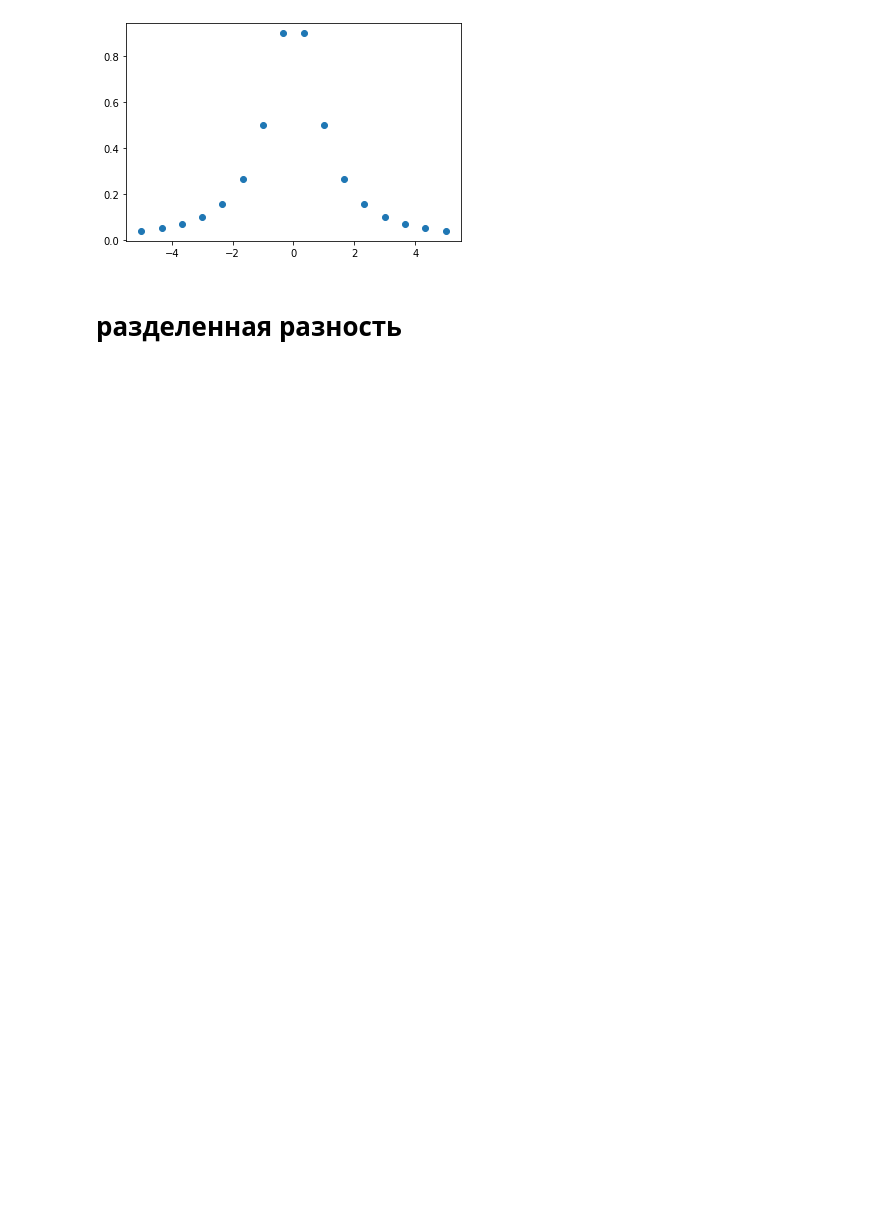
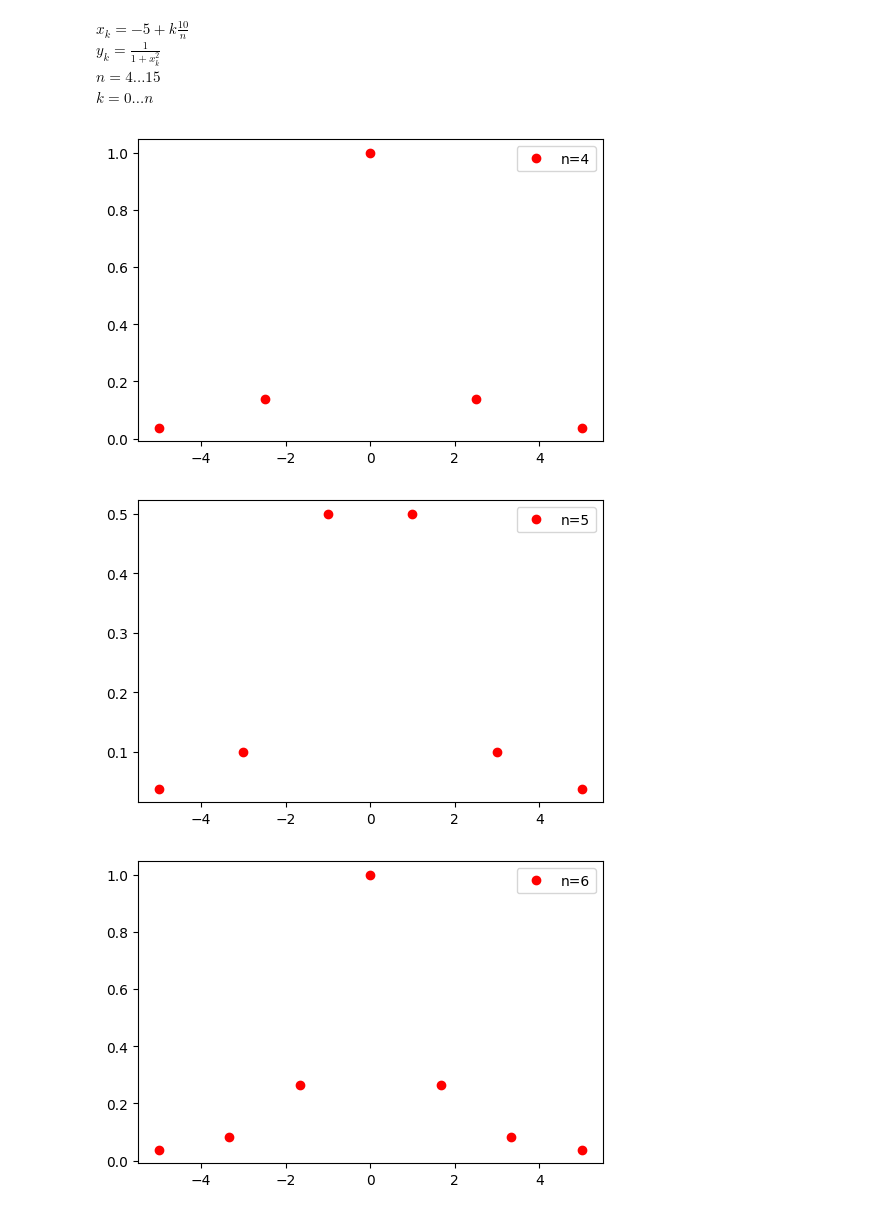
Before and after one commit to dckokis/OVF, a Jupyter notebook: task5/task5.ipynb, the cells around one changed output. Cells and saved outputs as stored; diff of their text form; code cells hidden in the pictures; blank space fills up the shorter version.

```diff
--- a/task5/task5.ipynb
+++ b/task5/task5.ipynb
@@ -1,14 +1,5 @@
 # %%
 import numpy as np
 import matplotlib.pyplot as plt
+
+plt.rcParams['figure.dpi'] = 100
-# %%
-n = 15
-
-xk = np.array([-5 + k * (10 / n) for k in range(n + 1)])
-yk = np.array([1 / (1 + xk[i] ** 2) for i in range(xk.size)])
-plt.scatter(xk, yk)
-plt.show()
-# %% [output]
-[figure, removed]
-# %% [markdown]
-# разделенная разность
@@ -18,0 +6,21 @@ def P(x: np.array, n: int):
+# %% [markdown]
+$x_k=-5+k\frac{10}{n}$\
+$y_k=\frac{1}{1+x_k^2}$\
+$n=4...15$\
+$k=0...n$
+# %%
+def get_x_y(n):
+	k = np.arange(n + 1)
+	x_k = lambda k, n: -5 + k * (10 / n)
+	y_k = lambda k, n: 1 / (1 + x_k(k, n) ** 2)
+	return x_k(k, n), y_k(k, n)
+# %%
+for n in range(4, 16):
+	x, y = get_x_y(n)
+	plt.plot(x, y, 'or', label='n=' + str(n))
+	plt.legend(loc='best')
+	plt.show()
+# %% [output]
+[figure, added]
+[figure, added]
+[figure, added]
```
Also changed, not shown: parts of 5 cells of this notebook.
